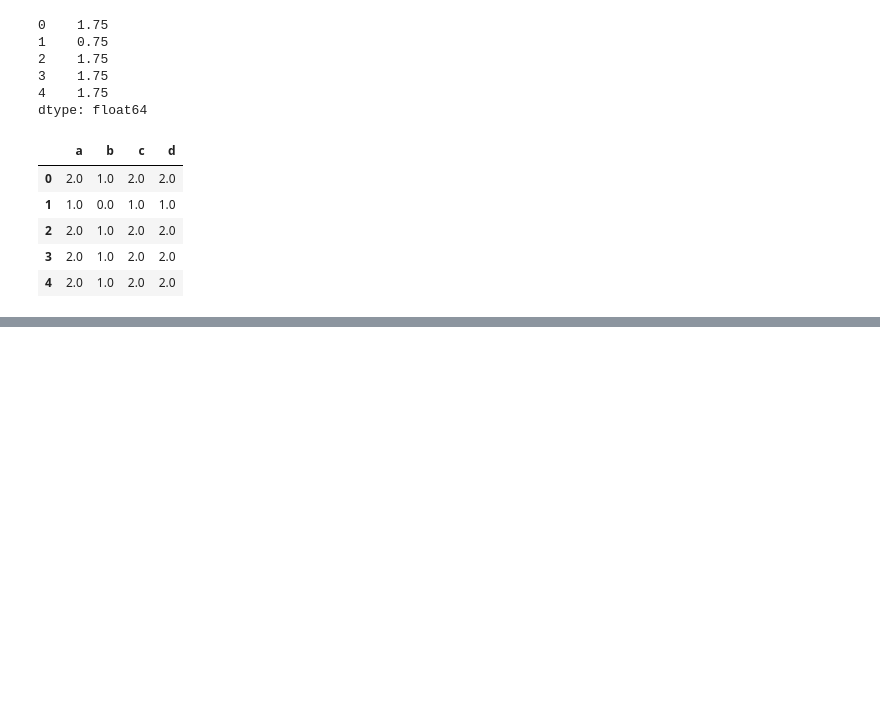
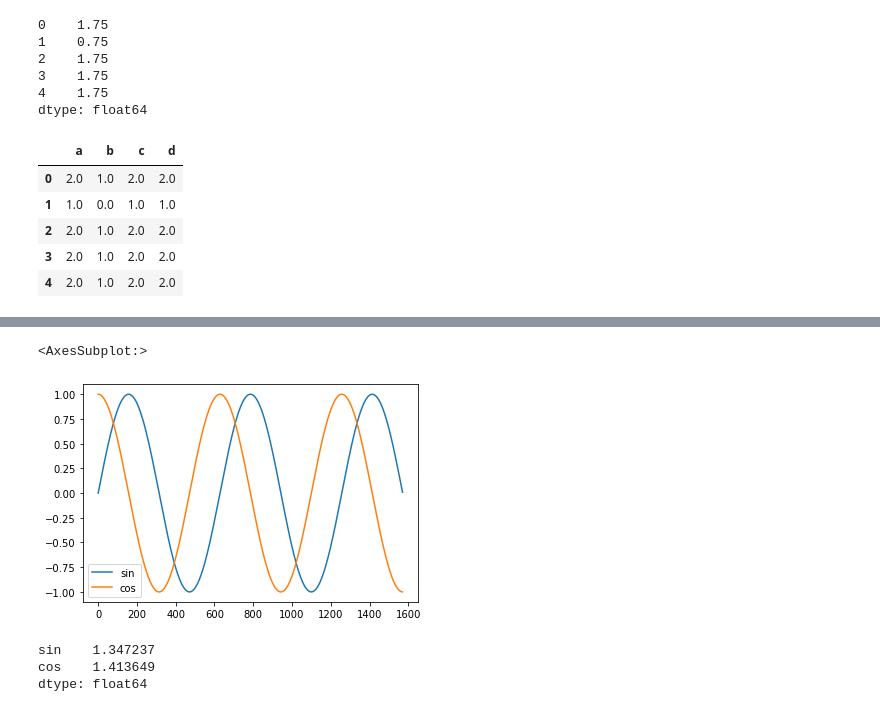
Before and after one commit to erickrex/python-cheatsheet, a Jupyter notebook: pandas_transformation.ipynb, the cells around one changed output, grey strips where cells are left out. Saved outputs shown, nothing was run; the diff lists cells and outputs as text; code cells hidden in the pictures; blank space fills up the shorter version.

Commit message:
applying functions

```diff
--- a/pandas_transformation.ipynb
+++ b/pandas_transformation.ipynb
@@ -122,3 +122,7 @@ df
 | 2 | 2.0 | 1.0 | 2.0 | 2.0 |
 | 3 | 2.0 | 1.0 | 2.0 | 2.0 |
 | 4 | 2.0 | 1.0 | 2.0 | 2.0 |
+# %%
+df = pd.DataFrame({'sin': np.arange(0,5*np.pi, 0.01),
+                    'cos': np.arange(0.5*np.pi, 5.5*np.pi, 0.01)})
+df
@@ -124,0 +143,19 @@ df
+# %%
+df = np.sin(df) #universal function
+# %%
+%matplotlib inline
+df.plot()
+# %% [output]
+<AxesSubplot:>
+[figure, added]
+# %%
+def iqr(col):
+    q1 = col.quantile(0.25)
+    q3 = col.quantile(0.75)
+    return q3 - q1
+
+df.apply(iqr)   #applies function to all columns
+# %% [output]
+sin    1.347237
+cos    1.413649
+dtype: float64
```
Also changed, not shown: parts of 5 cells of this notebook.
